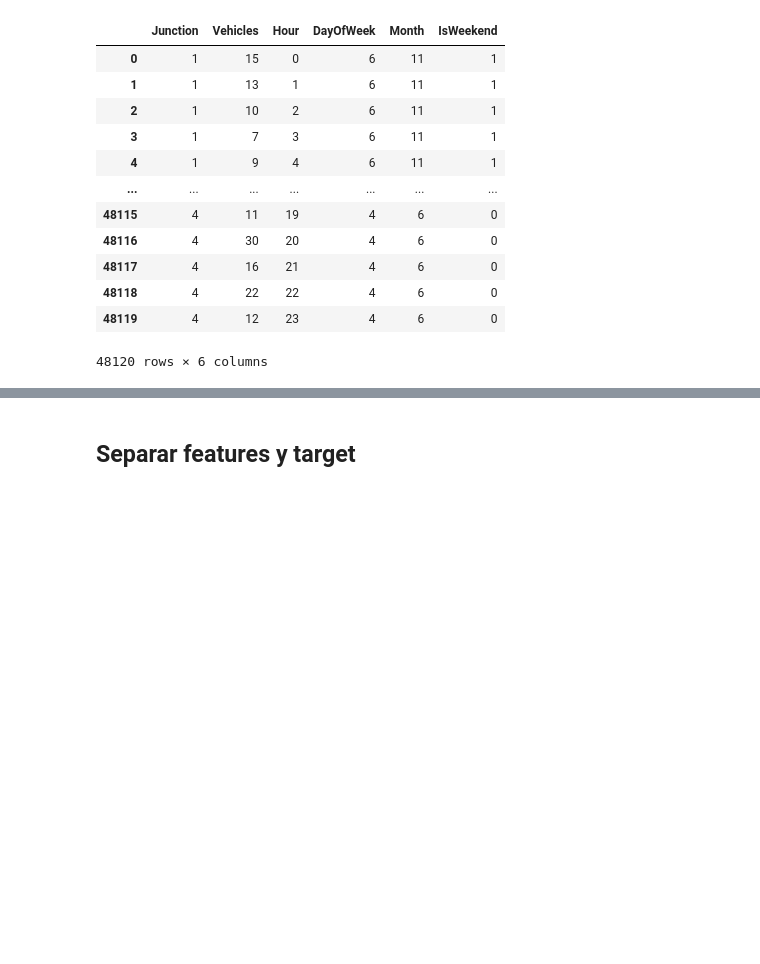
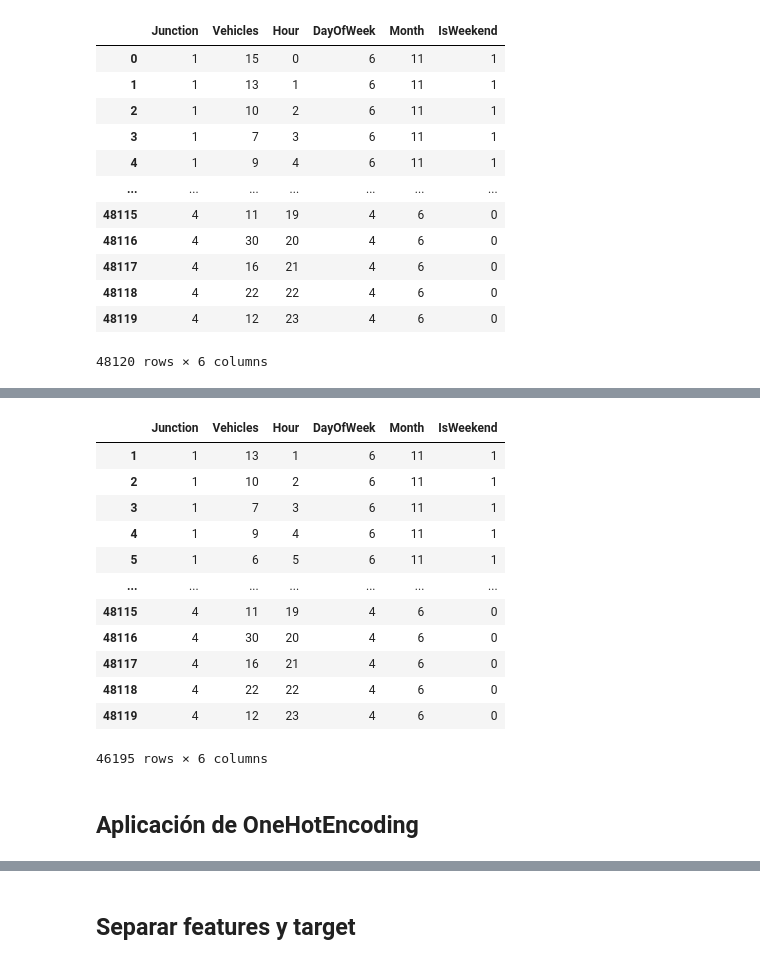
Before and after one commit to nicocaliman/PROYECTO-FINAL-SI, a Jupyter notebook: proyecto_final.ipynb, the cells around one changed output, grey strips where cells are left out. Saved outputs shown, nothing was run; the diff lists cells and outputs as text; code cells hidden in the pictures; blank space fills up the shorter version.

```diff
--- a/proyecto_final.ipynb
+++ b/proyecto_final.ipynb
@@ -133,3 +167,24 @@ df
+# %%
+outliers = df.loc[df['Outliers'] == -1].index
+df.drop(outliers, inplace=True)
+df.drop(['Outliers'], axis=1, inplace=True)
+df
+# %% [output]
+|  | Junction | Vehicles | Hour | DayOfWeek | Month | IsWeekend |
+| 1 | 1 | 13 | 1 | 6 | 11 | 1 |
+| 2 | 1 | 10 | 2 | 6 | 11 | 1 |
+| 3 | 1 | 7 | 3 | 6 | 11 | 1 |
+| 4 | 1 | 9 | 4 | 6 | 11 | 1 |
+| 5 | 1 | 6 | 5 | 6 | 11 | 1 |
+| ... | ... | ... | ... | ... | ... | ... |
+| 48115 | 4 | 11 | 19 | 4 | 6 | 0 |
+| 48116 | 4 | 30 | 20 | 4 | 6 | 0 |
+| 48117 | 4 | 16 | 21 | 4 | 6 | 0 |
+| 48118 | 4 | 22 | 22 | 4 | 6 | 0 |
+| 48119 | 4 | 12 | 23 | 4 | 6 | 0 |
+46195 rows × 6 columns
+# %% [markdown]
+<h2>Aplicación de OneHotEncoding</h2>
 # %%
 '''
 Cuando trabajamos con variables categóricas, una de las cuestiones más importantes es transformar nuestras variables categóricas en numéricas.
```
Also changed, not shown: parts of 24 cells of this notebook, 2 other files.
